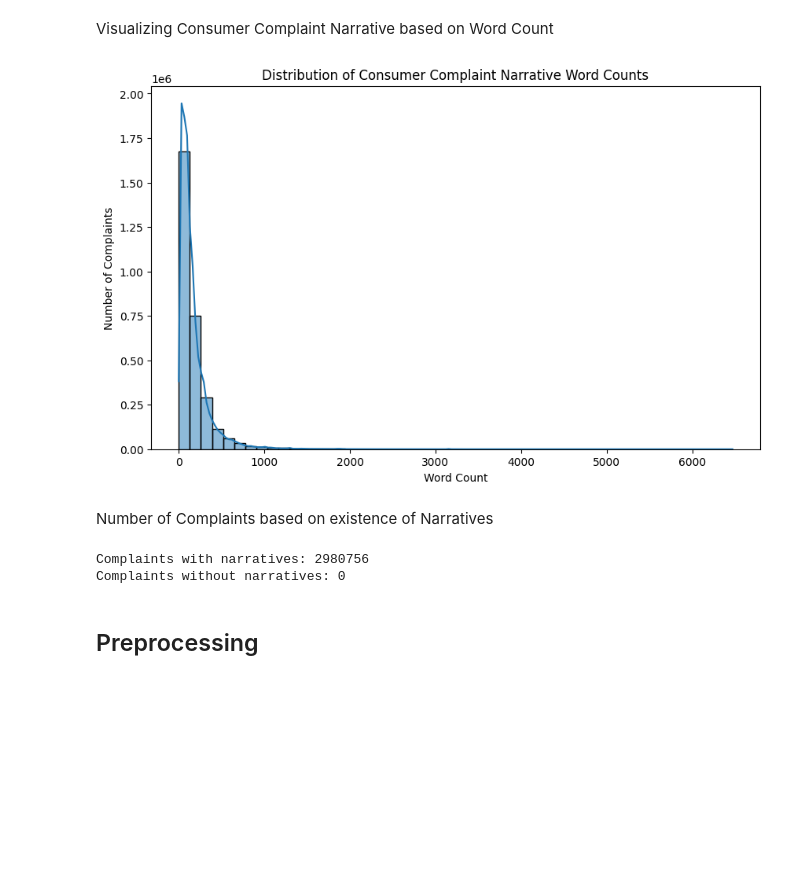
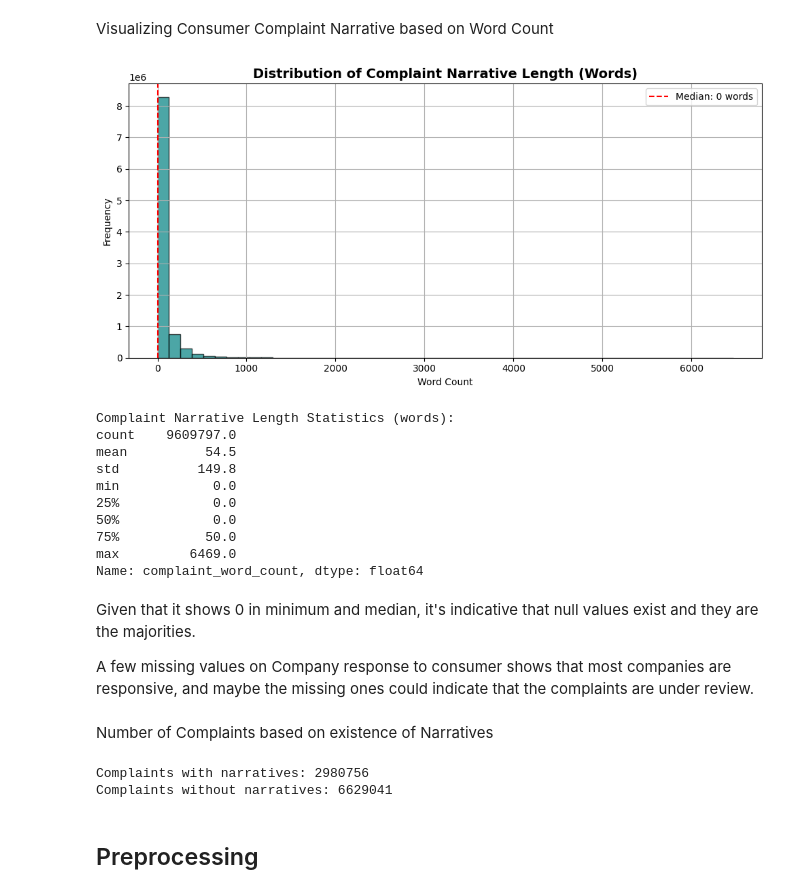
Before and after one commit to MIHRETMA/rag-complaint-chatbot, a Jupyter notebook: notebooks/eda.ipynb, the cells around one changed output. Cells and saved outputs as stored; diff of their text form; code cells hidden in the pictures; blank space fills up the shorter version.

```diff
--- a/notebooks/eda.ipynb
+++ b/notebooks/eda.ipynb
@@ -70,21 +100,43 @@ Virtual currency
 Name: Complaint ID, dtype: int64
 # %% [markdown]
 Visualizing Consumer Complaint Narrative based on Word Count
-# %%
-df = df[df['Consumer complaint narrative'].notnull()].copy() # filtering non-null values
-# %%
-# Calculate word count
-df['word_count'] = df['Consumer complaint narrative'].apply(lambda x: len(str(x).split()))
-# %%
-# Histogram to see general distribution
-plt.figure(figsize=(10, 6))
-sns.histplot(df['word_count'], bins=50, kde=True)
-plt.title('Distribution of Consumer Complaint Narrative Word Counts')
-plt.xlabel('Word Count')
-plt.ylabel('Number of Complaints')
-plt.show()
-# %% [output]
-[figure, removed]
+# %%
+# Calculate word counts for Complaint Narrative
+df['complaint_word_count'] = df['Consumer complaint narrative'].apply(
+    lambda x: len(str(x).split()) if pd.notna(x) else 0
+)
+
+# Create histogram
+fig, ax = plt.subplots(figsize=(10, 5))
+df['complaint_word_count'].hist(bins=50, ax=ax, color='teal', edgecolor='black', alpha=0.7)
+ax.set_title('Distribution of Complaint Narrative Length (Words)', fontsize=14, fontweight='bold')
+ax.set_xlabel('Word Count')
+ax.set_ylabel('Frequency')
+ax.axvline(df['complaint_word_count'].median(), color='red', linestyle='--',
+           label=f'Median: {df["complaint_word_count"].median():.0f} words')
+ax.legend()
+plt.tight_layout()
+plt.show()
+
+# Print statistics
+print("\nComplaint Narrative Length Statistics (words):")
+print(df['complaint_word_count'].describe().round(1))
+# %% [output]
+[figure, added]
+Complaint Narrative Length Statistics (words):
+count    9609797.0
+mean          54.5
+std          149.8
+min            0.0
+25%            0.0
+50%            0.0
+75%           50.0
+max         6469.0
+Name: complaint_word_count, dtype: float64
+# %% [markdown]
+Given that it shows 0 in minimum and median, it's indicative that null values exist and they are the majorities.
+
+A few missing values on Company response to consumer shows that most companies are responsive, and maybe the missing ones could indicate that the complaints are under review.
 # %% [markdown]
 Number of Complaints based on existence of Narratives
 # %%
@@ -98,7 +150,7 @@ print(f"Complaints with narratives: {with_narrative}")
 print(f"Complaints without narratives: {without_narrative}")
 # %% [output]
 Complaints with narratives: 2980756
-Complaints without narratives: 0
+Complaints without narratives: 6629041
 # %% [markdown]
 ## Preprocessing
 # %%
```
Also changed, not shown: parts of 17 cells of this notebook, 2 other files.
